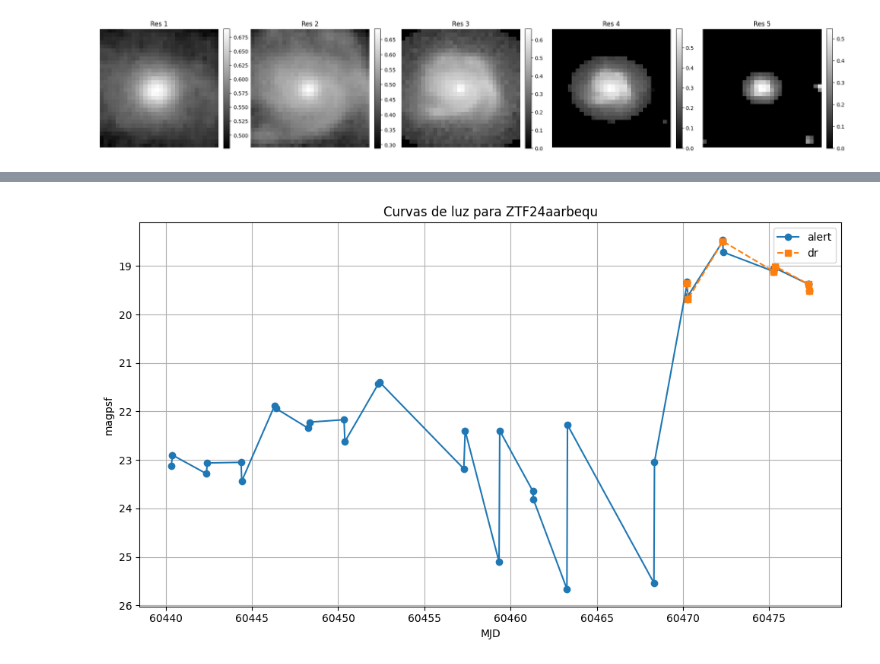
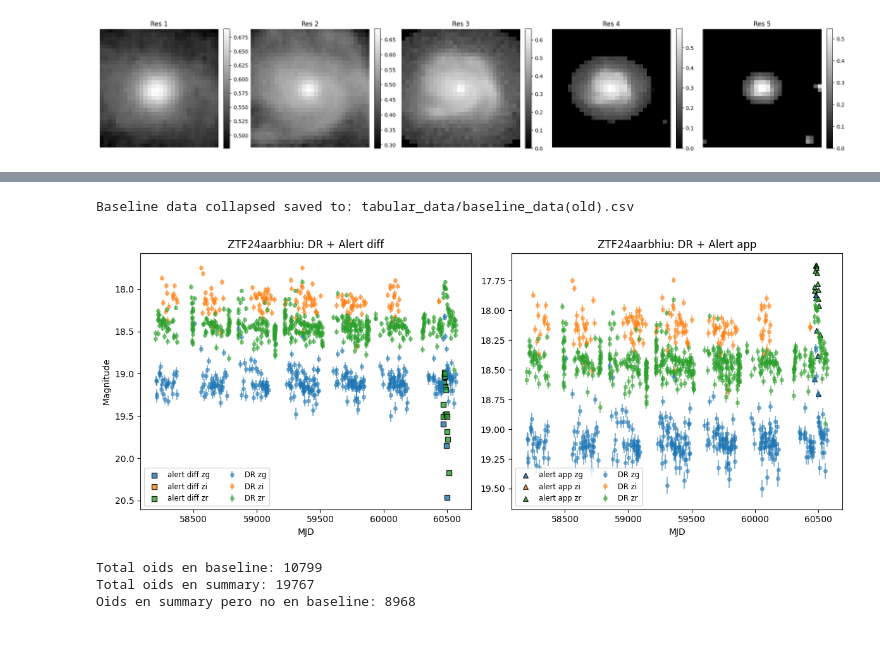
Before and after one commit to benjaminMancilla/AS4501-Proyect, a Jupyter notebook: model_dataframe.ipynb, the cells around one changed output, grey strips where cells are left out. Saved outputs shown, nothing was run; the diff lists cells and outputs as text; code cells hidden in the pictures.

```diff
--- a/model_dataframe.ipynb
+++ b/model_dataframe.ipynb
@@ -541,6 +781,0 @@ hostsize                     7       0.04
-# %%
-empty_label_oids = df_base.loc[df_base["label"].isna() | (df_base["label"].str.strip() == ""), "oid"]
-
-# Imprimir solo los oids
-for oid in empty_label_oids:
-    print(oid)
@@ -652,4 +782,41 @@ hostsize                     0       0.00
-# %%
-plot_lightcurves("ZTF24aarbequ")
-# %% [output]
-[figure, removed]
+# %%
+# Creamos el csv de baseline pero sin canales, colapsandolos
+df = pd.read_csv(
+    "tabular_data/baseline_data_chn(old).csv",
+    dtype={"oid": str, "fid": int}
+)
+
+# Columnas que queremos conservar y luego colapsar
+# 'hostsize' y 'distance_delight' se mantienen
+# 'n_points_alert' y 'n_points_dr' se suman
+# El resto de estadísticas se promedian
+
+agg = {
+    'hostsize': 'first',
+    'distance_delight': 'first',
+    'label': 'first',
+    'n_points_alert': 'sum',
+    'n_points_dr': 'sum'
+}
+
+# Detectar columnas de estadísticas (alert y dr)
+stat_patterns = ['mag_min', 'mag_max', 'mag_p05', 'mag_p25', 'mag_p50', 'mag_p75', 'mag_p95', 'excess_variance']
+for col in df.columns:
+    if any(col.startswith(p) for p in stat_patterns):
+        # Promediar esas columnas
+        agg[col] = 'mean'
+
+# Agrupar por oid y aplicar las agregaciones
+# Ignoramos 'fid' pues lo colapsamos
+df_collapsed = (
+    df
+    .groupby('oid')
+    .agg(agg)
+    .reset_index()
+)
+
+output_file = "tabular_data/baseline_data(old).csv"
+df_collapsed.to_csv(output_file, index=False)
+print(f"Baseline data collapsed saved to: {output_file}")
+# %% [output]
+Baseline data collapsed saved to: tabular_data/baseline_data(old).csv
@@ -655,0 +944,18 @@ plot_lightcurves("ZTF24aarbequ")
+# %%
+plot_combined_lightcurves_appmag_full("ZTF24aarbhiu", compare=True)
+# %% [output]
+[figure, added]
+# %%
+# Vemos cuantos oids quedaron fuera del baseline
+df_baseline = pd.read_csv("tabular_data/baseline_data.csv", dtype={"oid": str})
+oids_baseline = set(df_baseline["oid"])
+df_summary = pd.read_csv("tabular_data/veto_summary.csv", dtype={"oid": str})
+oids_summary = set(df_summary["oid"])
+oids_missing = oids_summary - oids_baseline
+print(f"Total oids en baseline: {len(oids_baseline)}")
+print(f"Total oids en summary: {len(oids_summary)}")
+print(f"Oids en summary pero no en baseline: {len(oids_missing)}")
+# %% [output]
+Total oids en baseline: 10799
+Total oids en summary: 19767
+Oids en summary pero no en baseline: 8968
```
Also changed, not shown: parts of 25 cells of this notebook.
